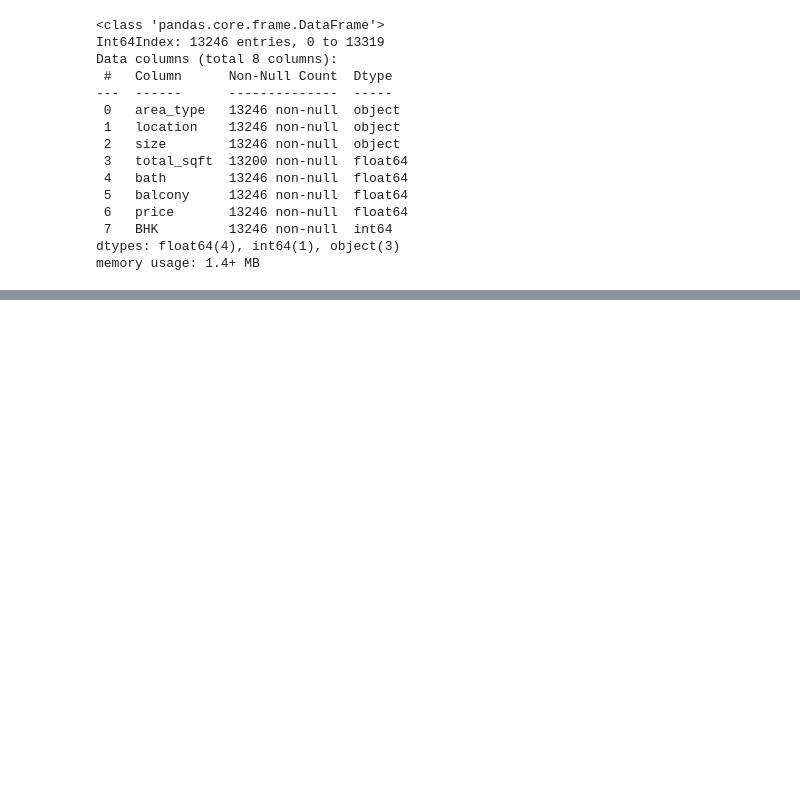
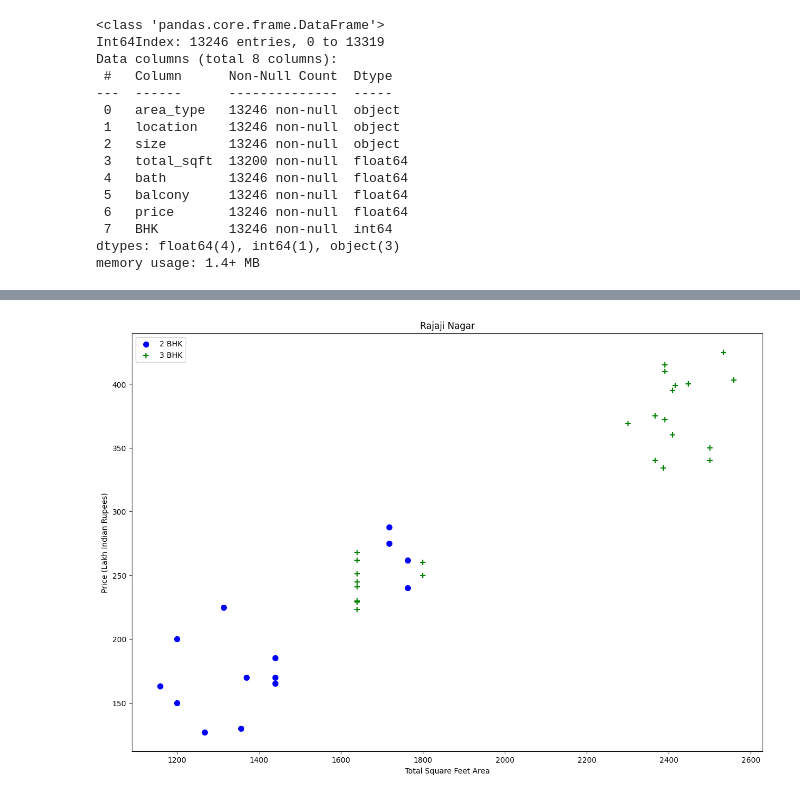
Before and after one commit to prashantsingh5/Machine-Learning-Projects, a Jupyter notebook: bengaluru_house_prediction_model/bengaluru _house _prediction_model.ipynb, the cells around one changed output, grey strips where cells are left out. Cells and saved outputs as stored; diff of their text form; code cells hidden in the pictures; blank space fills up the shorter version.

Commit message:
bengaluru house prediction model completed

```diff
--- a/bengaluru_house_prediction_model/bengaluru _house _prediction_model.ipynb
+++ b/bengaluru_house_prediction_model/bengaluru _house _prediction_model.ipynb
@@ -7,5 +15,5 @@ matplotlib.rcParams["figure.figsize"]=(20,10)
 # %%
-df1=pd.read_csv("Bengaluru_House_Data.csv")
+df1=pd.read_csv("bengaluru_house_prices.csv")
 df1
 # %% [output]
 |  | area_type | availability | location | size | society | total_sqft | bath | balcony | price |
@@ -225,0 +375,4 @@ df5
+# %%
+plot_scatter_chart(df8,"Rajaji Nagar")
+# %% [output]
+[figure, added]
```
Also changed, not shown: parts of 37 cells of this notebook, 11 other files.
